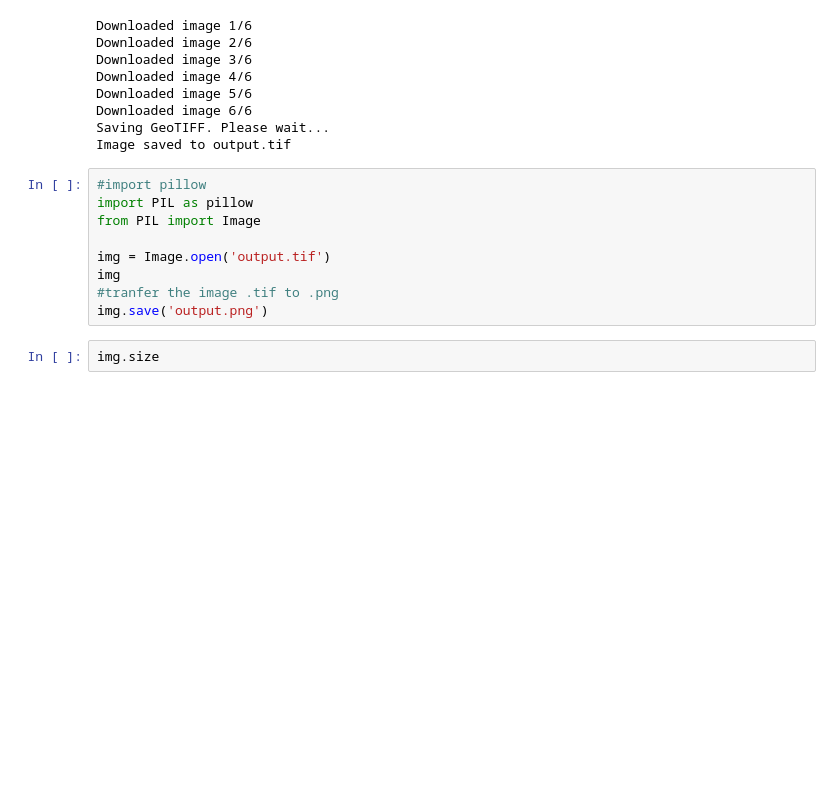
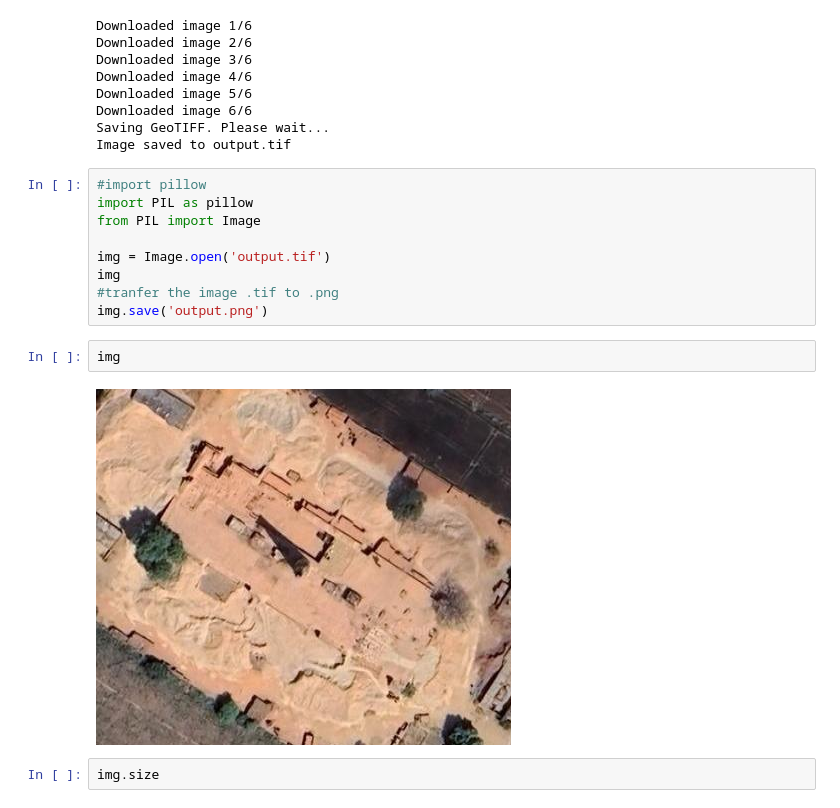
Before and after one commit to rishabh-mondal/ijcai_2025_kilns, a Jupyter notebook: satellite_data_download_notebooks/gms_data.ipynb, the cells around one changed output. Drawn from its saved outputs; the diff is of its cells as text; blank space fills up the shorter version.

```diff
--- a/satellite_data_download_notebooks/gms_data.ipynb
+++ b/satellite_data_download_notebooks/gms_data.ipynb
@@ -42,6 +42,10 @@ img = Image.open('output.tif')
 img
 #tranfer the image .tif to .png
 img.save('output.png')
+# %%
+img
+# %% [output]
+[figure, added]
 # %%
 img.size
 # %% [output]
```
